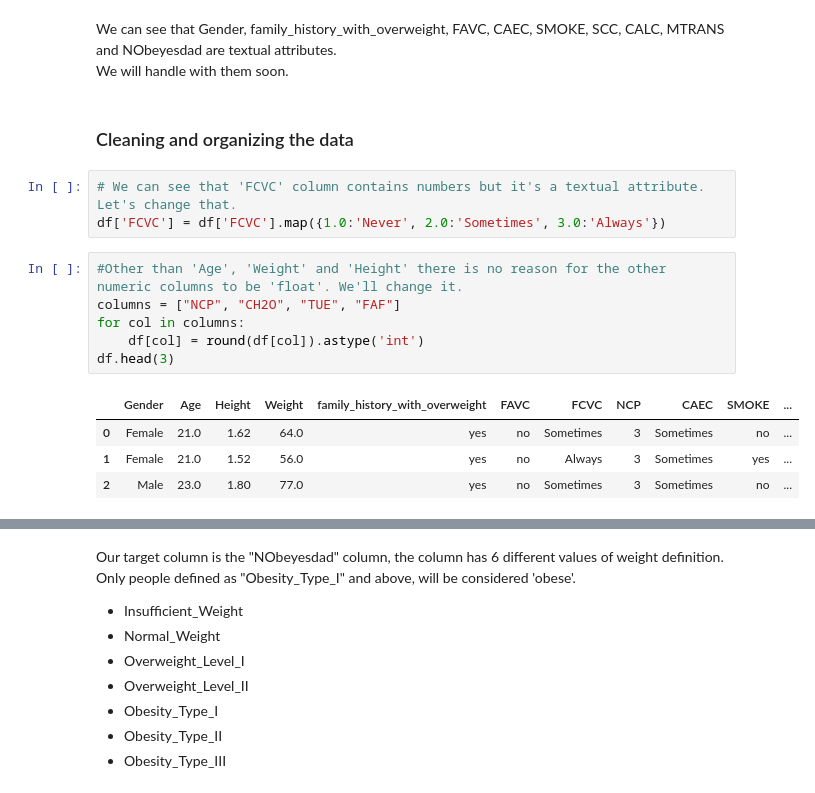
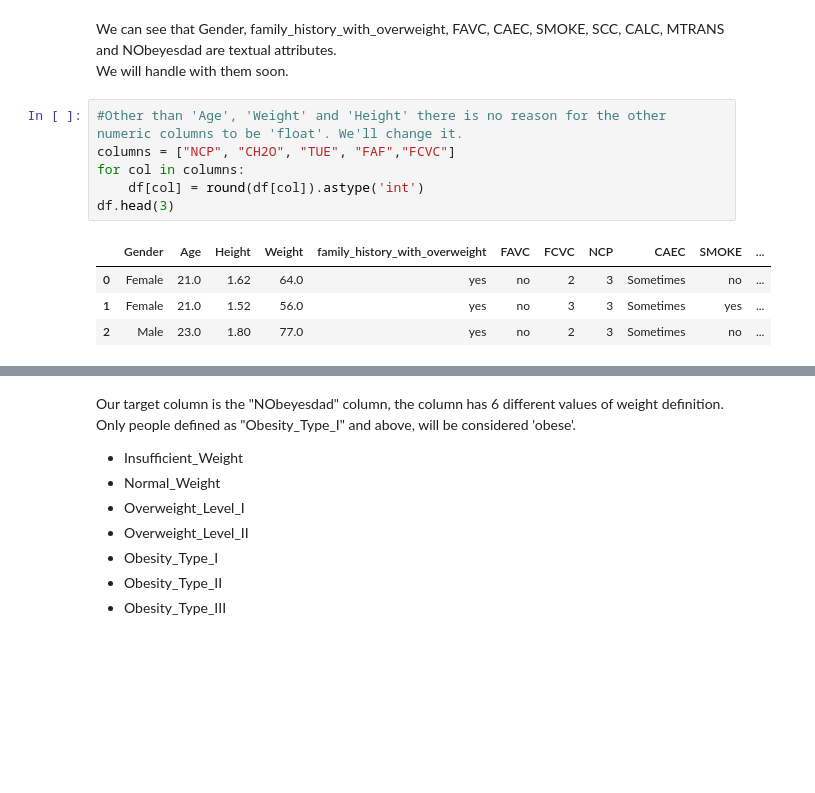
Before and after one commit to NoaAmichai/Obesity-Data-Science-Project, a Jupyter notebook: Obesity.ipynb, the cells around one changed output, grey strips where cells are left out. Saved outputs shown, nothing was run; the diff lists cells and outputs as text; blank space fills up the shorter version.

```diff
--- a/Obesity.ipynb
+++ b/Obesity.ipynb
@@ -58,22 +62,17 @@ dtypes: float64(8), object(9)
 memory usage: 280.5+ KB
 # %% [markdown]
 We can see that Gender, family_history_with_overweight, FAVC, CAEC, SMOKE, SCC, CALC, MTRANS and NObeyesdad are textual attributes.<br> We will handle with them soon.
-# %% [markdown]
-### Cleaning and organizing the data
-# %%
-# We can see that 'FCVC' column contains numbers but it's a textual attribute. Let's change that.
-df['FCVC'] = df['FCVC'].map({1.0:'Never', 2.0:'Sometimes', 3.0:'Always'})
 # %%
 #Other than 'Age', 'Weight' and 'Height' there is no reason for the other numeric columns to be 'float'. We'll change it.
-columns = ["NCP", "CH2O", "TUE", "FAF"]
+columns = ["NCP", "CH2O", "TUE", "FAF","FCVC"]
 for col in columns:
     df[col] = round(df[col]).astype('int')
 df.head(3)
 # %% [output]
 |  | Gender | Age | Height | Weight | family_history_with_overweight | FAVC | FCVC | NCP | CAEC | SMOKE | ... |
-| 0 | Female | 21.0 | 1.62 | 64.0 | yes | no | Sometimes | 3 | Sometimes | no | ... |
-| 1 | Female | 21.0 | 1.52 | 56.0 | yes | no | Always | 3 | Sometimes | yes | ... |
-| 2 | Male | 23.0 | 1.80 | 77.0 | yes | no | Sometimes | 3 | Sometimes | no | ... |
+| 0 | Female | 21.0 | 1.62 | 64.0 | yes | no | 2 | 3 | Sometimes | no | ... |
+| 1 | Female | 21.0 | 1.52 | 56.0 | yes | no | 3 | 3 | Sometimes | yes | ... |
+| 2 | Male | 23.0 | 1.80 | 77.0 | yes | no | 2 | 3 | Sometimes | no | ... |
 # %%
 df.describe()
 # %% [output]
```
Also changed, not shown: parts of 17 cells of this notebook.
